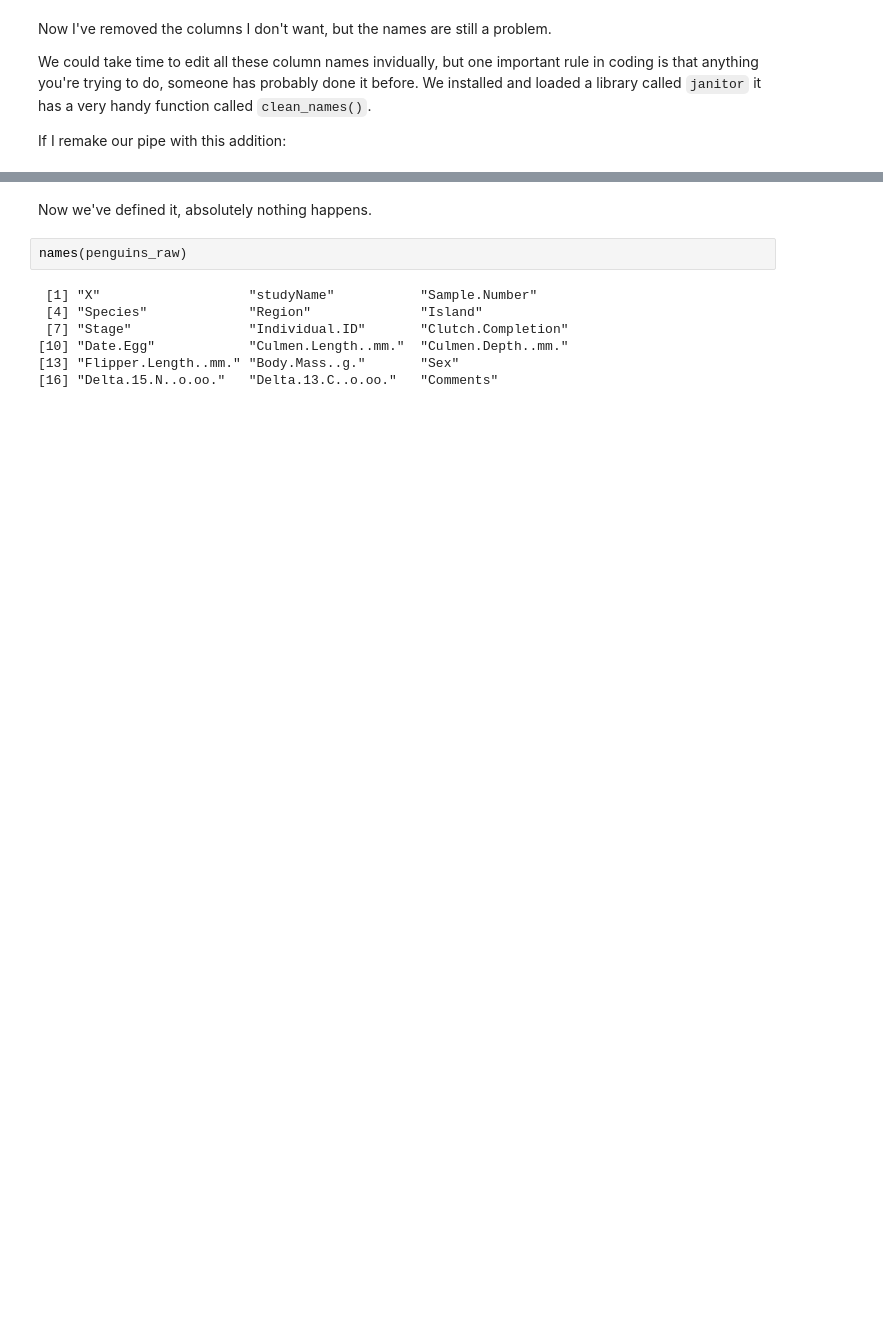
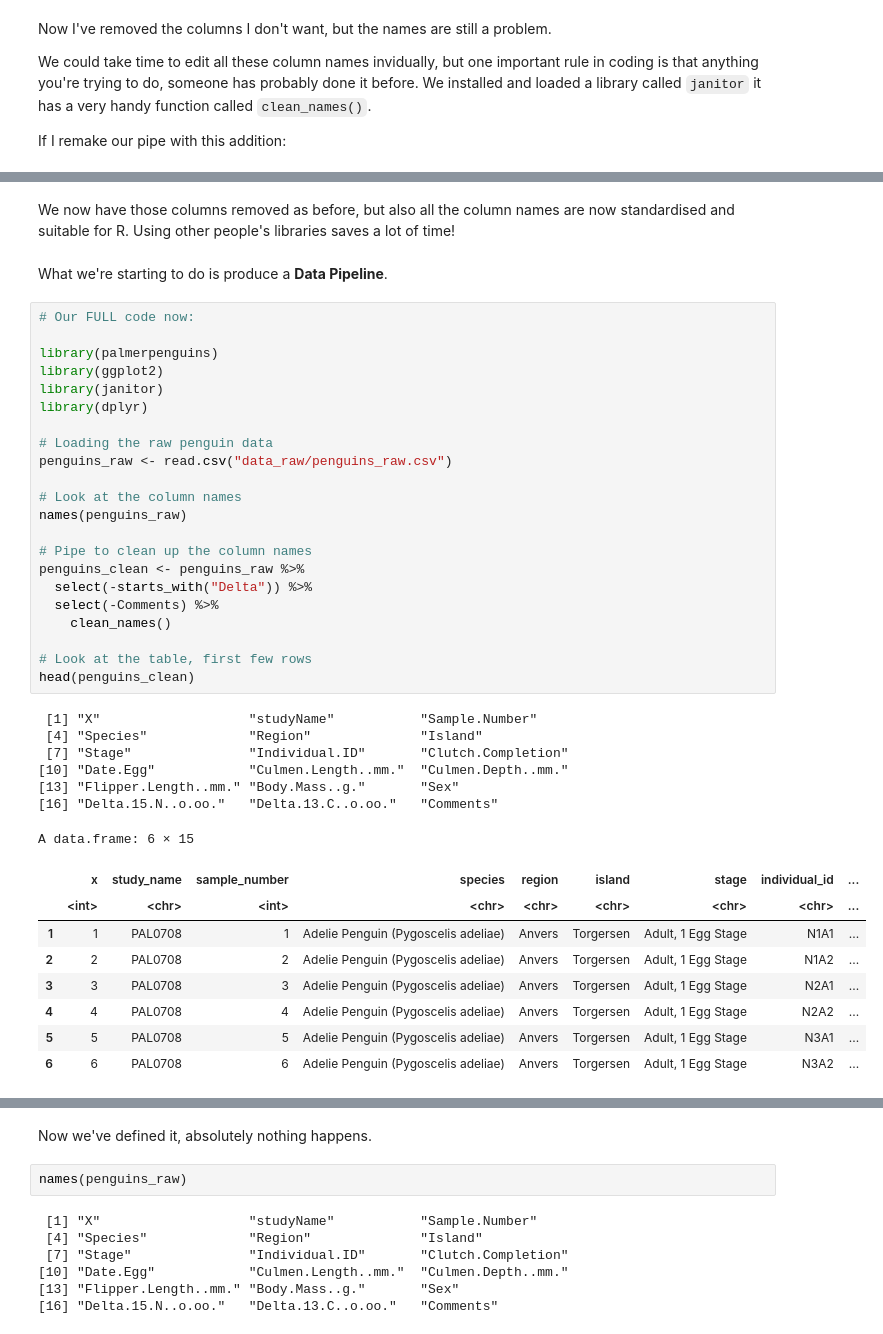
Before and after one commit to LydiaFrance/Reproducible_Figures_R, a Jupyter notebook: lesson_notebook01_intro_cleaning.ipynb, the cells around one changed output, grey strips where cells are left out. Saved outputs shown, nothing was run; the diff lists cells and outputs as text; blank space fills up the shorter version.

```diff
--- a/lesson_notebook01_intro_cleaning.ipynb
+++ b/lesson_notebook01_intro_cleaning.ipynb
@@ -270 +380,43 @@ names(penguins_clean)
+# %% [markdown]
+We now have those columns removed as before, but also all the column names are now standardised and suitable for R. Using other people's libraries saves a lot of time!
+# %% [markdown]
+What we're starting to do is produce a **Data Pipeline**.
+# %%
+# Our FULL code now:
+
+library(palmerpenguins)
+library(ggplot2)
+library(janitor)
+library(dplyr)
+
+# Loading the raw penguin data
+penguins_raw <- read.csv("data_raw/penguins_raw.csv")
+
+# Look at the column names
+names(penguins_raw)
+
+# Pipe to clean up the column names
+penguins_clean <- penguins_raw %>%
+  select(-starts_with("Delta")) %>%
+  select(-Comments) %>%
+    clean_names()
+
+# Look at the table, first few rows
+head(penguins_clean)
+# %% [output]
+ [1] "X"                   "studyName"           "Sample.Number"
+ [4] "Species"             "Region"              "Island"
+ [7] "Stage"               "Individual.ID"       "Clutch.Completion"
+[10] "Date.Egg"            "Culmen.Length..mm."  "Culmen.Depth..mm."
+[13] "Flipper.Length..mm." "Body.Mass..g."       "Sex"
+[16] "Delta.15.N..o.oo."   "Delta.13.C..o.oo."   "Comments"
+A data.frame: 6 × 15
+|  | x | study_name | sample_number | species | region | island | stage | individual_id | ... |
+|  | <int> | <chr> | <int> | <chr> | <chr> | <chr> | <chr> | <chr> | ... |
+| 1 | 1 | PAL0708 | 1 | Adelie Penguin (Pygoscelis adeliae) | Anvers | Torgersen | Adult, 1 Egg Stage | N1A1 | ... |
+| 2 | 2 | PAL0708 | 2 | Adelie Penguin (Pygoscelis adeliae) | Anvers | Torgersen | Adult, 1 Egg Stage | N1A2 | ... |
+| 3 | 3 | PAL0708 | 3 | Adelie Penguin (Pygoscelis adeliae) | Anvers | Torgersen | Adult, 1 Egg Stage | N2A1 | ... |
+| 4 | 4 | PAL0708 | 4 | Adelie Penguin (Pygoscelis adeliae) | Anvers | Torgersen | Adult, 1 Egg Stage | N2A2 | ... |
+| 5 | 5 | PAL0708 | 5 | Adelie Penguin (Pygoscelis adeliae) | Anvers | Torgersen | Adult, 1 Egg Stage | N3A1 | ... |
+| 6 | 6 | PAL0708 | 6 | Adelie Penguin (Pygoscelis adeliae) | Anvers | Torgersen | Adult, 1 Egg Stage | N3A2 | ... |
 # %% [markdown]
```
Also changed, not shown: parts of 34 cells of this notebook, 7 other files.
